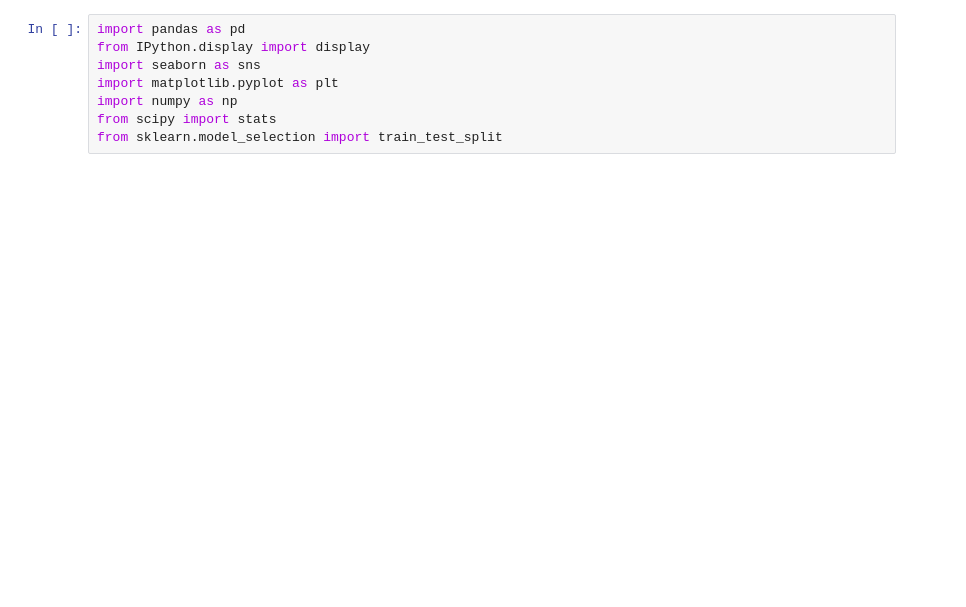
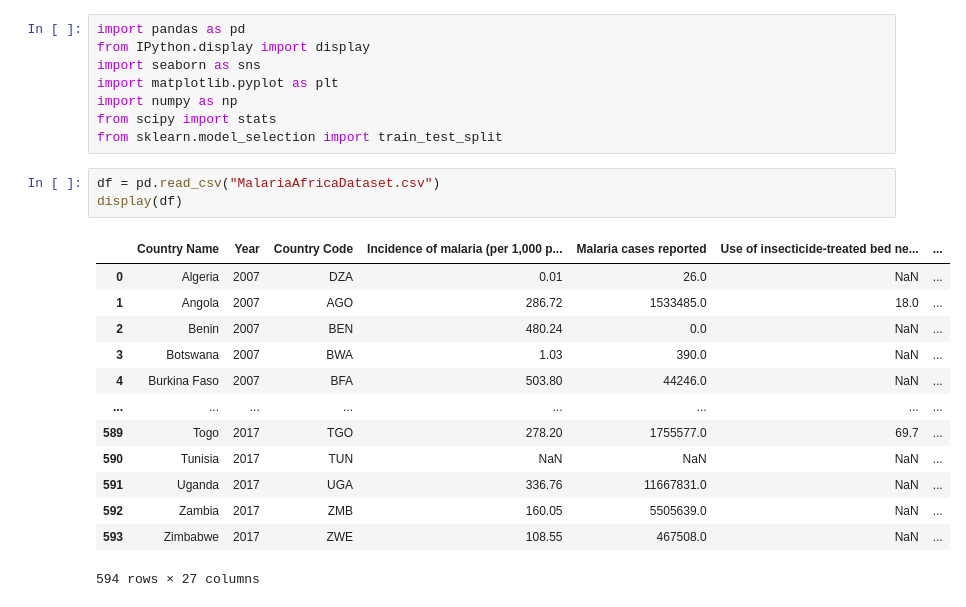
Before and after one commit to SSEMWOGERERE948/Recess_2023_A, a Jupyter notebook: data_set.ipynb, the cells around one changed output. Saved outputs shown, nothing was run; the diff lists cells and outputs as text; blank space fills up the shorter version.

```diff
--- a/data_set.ipynb
+++ b/data_set.ipynb
@@ -6,4 +6,21 @@ import matplotlib.pyplot as plt
 import numpy as np
 from scipy import stats
 from sklearn.model_selection import train_test_split
+# %%
+df = pd.read_csv("MalariaAfricaDataset.csv")
+display(df)
+# %% [output]
+|  | Country Name | Year | Country Code | Incidence of malaria (per 1,000 p... | Malaria cases reported | Use of insecticide-treated bed ne... | ... |
+| 0 | Algeria | 2007 | DZA | 0.01 | 26.0 | NaN | ... |
+| 1 | Angola | 2007 | AGO | 286.72 | 1533485.0 | 18.0 | ... |
+| 2 | Benin | 2007 | BEN | 480.24 | 0.0 | NaN | ... |
+| 3 | Botswana | 2007 | BWA | 1.03 | 390.0 | NaN | ... |
+| 4 | Burkina Faso | 2007 | BFA | 503.80 | 44246.0 | NaN | ... |
+| ... | ... | ... | ... | ... | ... | ... | ... |
+| 589 | Togo | 2017 | TGO | 278.20 | 1755577.0 | 69.7 | ... |
+| 590 | Tunisia | 2017 | TUN | NaN | NaN | NaN | ... |
+| 591 | Uganda | 2017 | UGA | 336.76 | 11667831.0 | NaN | ... |
+| 592 | Zambia | 2017 | ZMB | 160.05 | 5505639.0 | NaN | ... |
+| 593 | Zimbabwe | 2017 | ZWE | 108.55 | 467508.0 | NaN | ... |
+594 rows × 27 columns
 # %%
```
Also changed, not shown: parts of 2 cells of this notebook, 1 other file.
